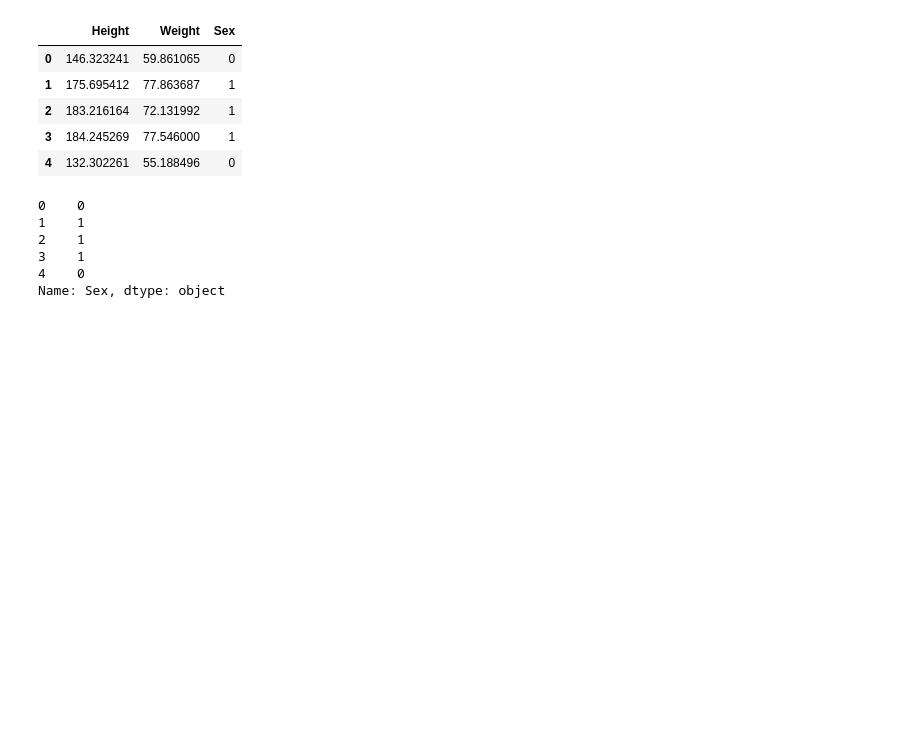
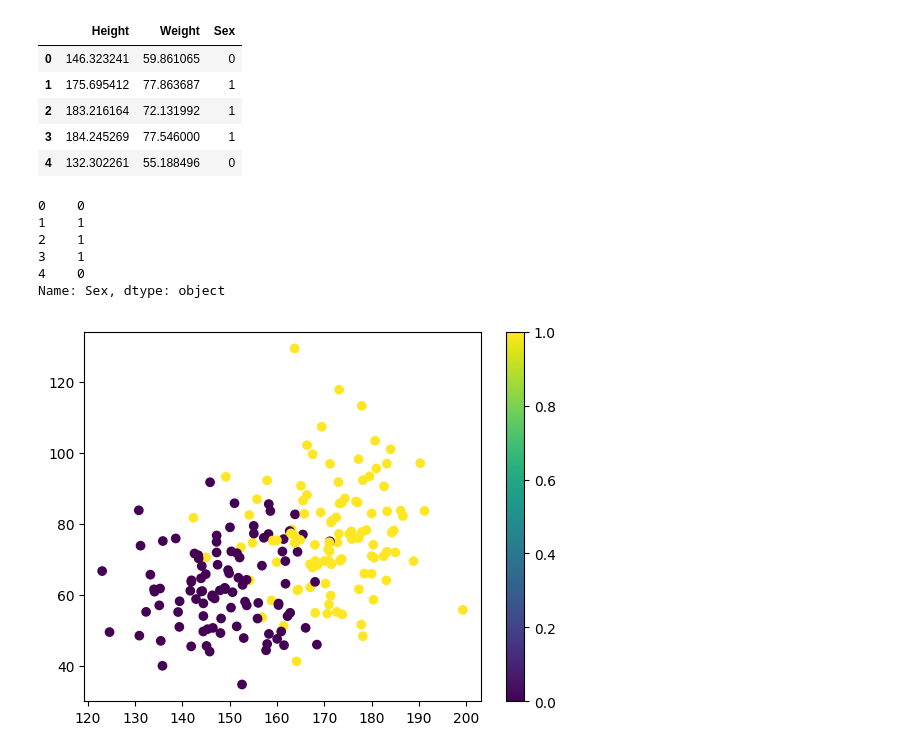
Before and after one commit to Ravihara2000/Classification_nn, a Jupyter notebook: Classification_nn.ipynb, the cells around one changed output. Drawn from its saved outputs; the diff is of its cells as text; code cells hidden in the pictures; blank space fills up the shorter version.

```diff
--- a/Classification_nn.ipynb
+++ b/Classification_nn.ipynb
@@ -59,3 +59,9 @@ y[:5]
 3    1
 4    0
 Name: Sex, dtype: object
+# %%
+plt.scatter(x['Height'], x['Weight'], c=y)
+plt.colorbar()
+plt.show()
+# %% [output]
+[figure, added]
```
Also changed, not shown: parts of 1 cell of this notebook.
